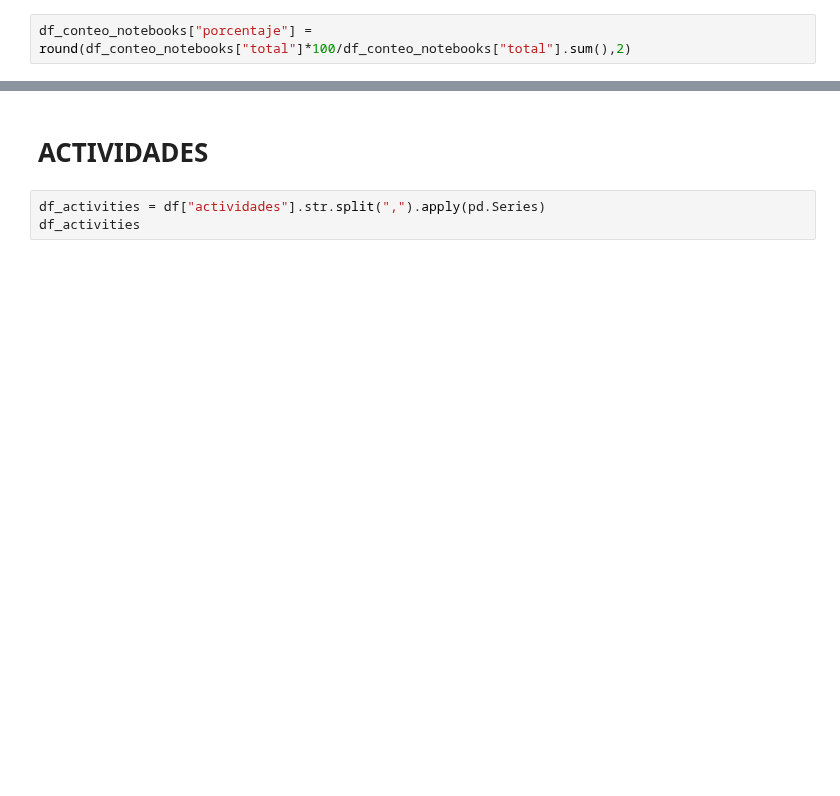
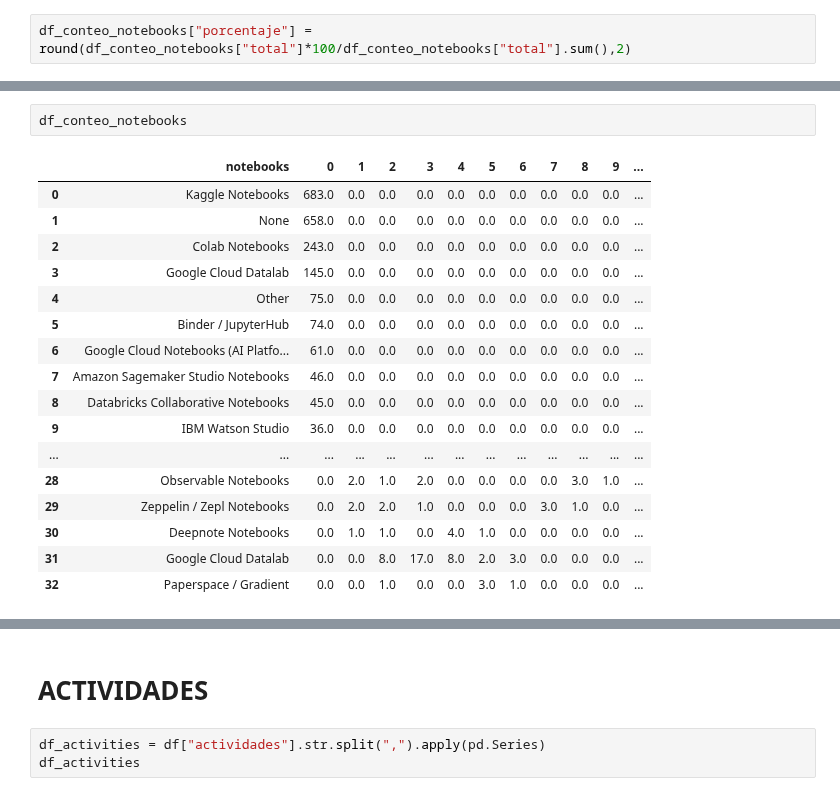
Before and after one commit to Adalab/EDA-ETL-project, a Jupyter notebook: conteo_columnas.ipynb, the cells around one changed output, grey strips where cells are left out. Drawn from its saved outputs; the diff is of its cells as text; blank space fills up the shorter version.

```diff
--- a/conteo_columnas.ipynb
+++ b/conteo_columnas.ipynb
@@ -125,0 +153,20 @@ df_conteo_notebooks["porcentaje"] = round(df_conteo_notebooks["total"]*100/df_co
+# %%
+df_conteo_notebooks
+# %% [output]
+|  | notebooks | 0 | 1 | 2 | 3 | 4 | 5 | 6 | 7 | 8 | 9 | ... |
+| 0 | Kaggle Notebooks | 683.0 | 0.0 | 0.0 | 0.0 | 0.0 | 0.0 | 0.0 | 0.0 | 0.0 | 0.0 | ... |
+| 1 | None | 658.0 | 0.0 | 0.0 | 0.0 | 0.0 | 0.0 | 0.0 | 0.0 | 0.0 | 0.0 | ... |
+| 2 | Colab Notebooks | 243.0 | 0.0 | 0.0 | 0.0 | 0.0 | 0.0 | 0.0 | 0.0 | 0.0 | 0.0 | ... |
+| 3 | Google Cloud Datalab | 145.0 | 0.0 | 0.0 | 0.0 | 0.0 | 0.0 | 0.0 | 0.0 | 0.0 | 0.0 | ... |
+| 4 | Other | 75.0 | 0.0 | 0.0 | 0.0 | 0.0 | 0.0 | 0.0 | 0.0 | 0.0 | 0.0 | ... |
+| 5 | Binder / JupyterHub | 74.0 | 0.0 | 0.0 | 0.0 | 0.0 | 0.0 | 0.0 | 0.0 | 0.0 | 0.0 | ... |
+| 6 | Google Cloud Notebooks (AI Platfo... | 61.0 | 0.0 | 0.0 | 0.0 | 0.0 | 0.0 | 0.0 | 0.0 | 0.0 | 0.0 | ... |
+| 7 | Amazon Sagemaker Studio Notebooks | 46.0 | 0.0 | 0.0 | 0.0 | 0.0 | 0.0 | 0.0 | 0.0 | 0.0 | 0.0 | ... |
+| 8 | Databricks Collaborative Notebooks | 45.0 | 0.0 | 0.0 | 0.0 | 0.0 | 0.0 | 0.0 | 0.0 | 0.0 | 0.0 | ... |
+| 9 | IBM Watson Studio | 36.0 | 0.0 | 0.0 | 0.0 | 0.0 | 0.0 | 0.0 | 0.0 | 0.0 | 0.0 | ... |
+| ... | ... | ... | ... | ... | ... | ... | ... | ... | ... | ... | ... | ... |
+| 28 | Observable Notebooks | 0.0 | 2.0 | 1.0 | 2.0 | 0.0 | 0.0 | 0.0 | 0.0 | 3.0 | 1.0 | ... |
+| 29 | Zeppelin / Zepl Notebooks | 0.0 | 2.0 | 2.0 | 1.0 | 0.0 | 0.0 | 0.0 | 3.0 | 1.0 | 0.0 | ... |
+| 30 | Deepnote Notebooks | 0.0 | 1.0 | 1.0 | 0.0 | 4.0 | 1.0 | 0.0 | 0.0 | 0.0 | 0.0 | ... |
+| 31 | Google Cloud Datalab | 0.0 | 0.0 | 8.0 | 17.0 | 8.0 | 2.0 | 3.0 | 0.0 | 0.0 | 0.0 | ... |
+| 32 | Paperspace / Gradient | 0.0 | 0.0 | 1.0 | 0.0 | 0.0 | 3.0 | 1.0 | 0.0 | 0.0 | 0.0 | ... |
```
Also changed, not shown: parts of 13 cells of this notebook.
